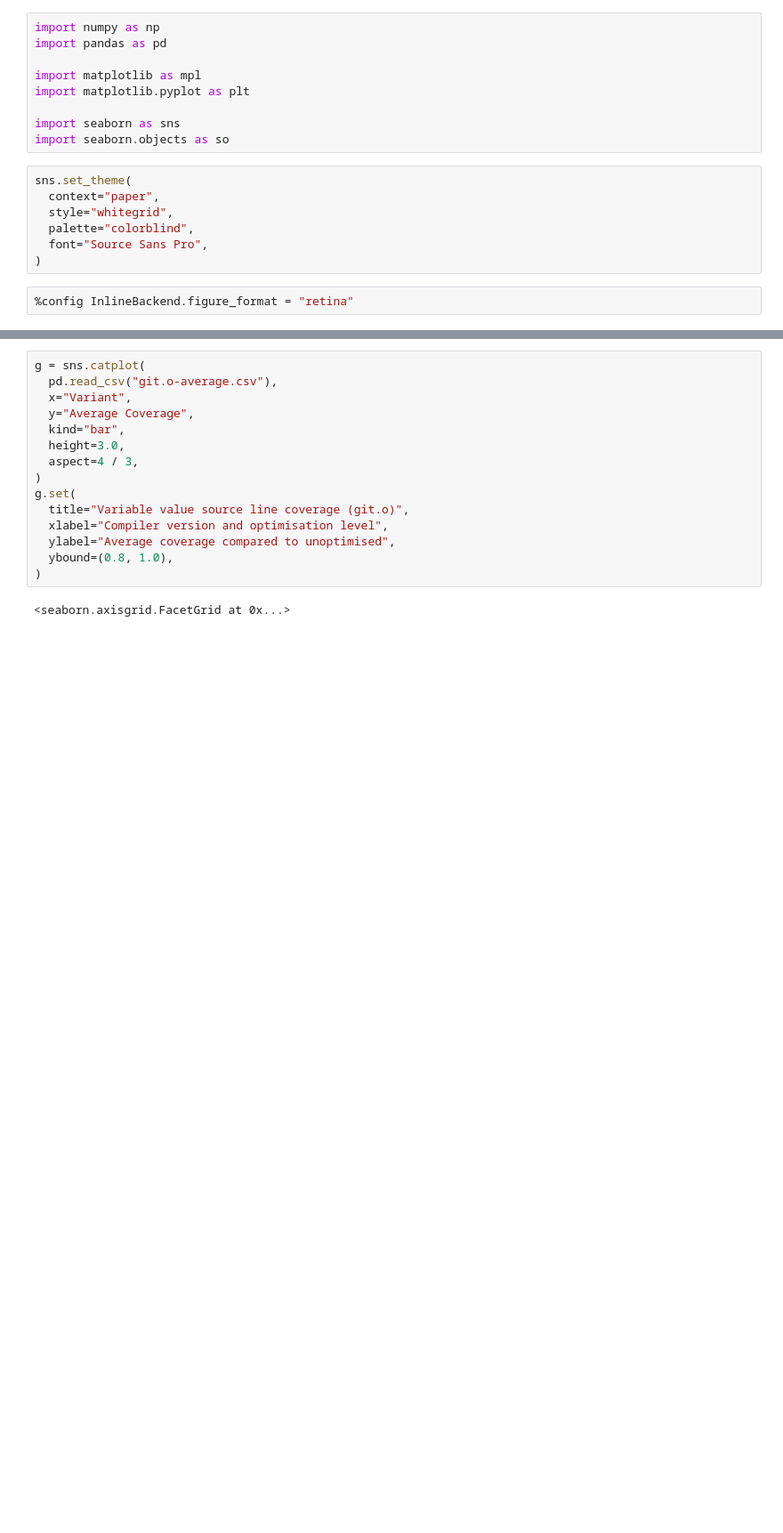
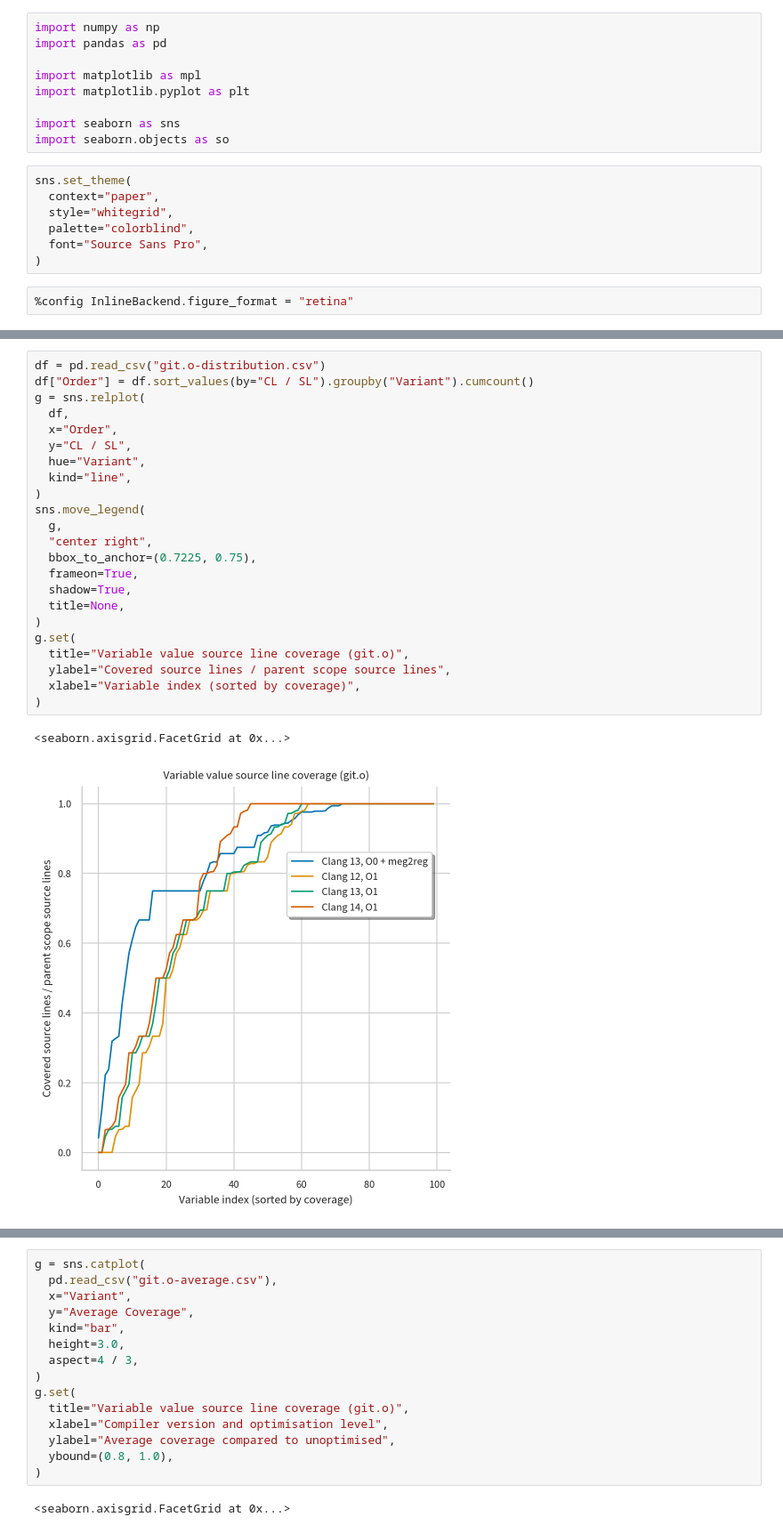
Before and after one commit to jryans/debug-info-metrics-artifact, a Jupyter notebook: data/git/file/git.o.ipynb, the cells around one changed output, grey strips where cells are left out. Shown at 89% size. Saved outputs shown, nothing was run; the diff lists cells and outputs as text; blank space fills up the shorter version.

```diff
--- a/data/git/file/git.o.ipynb
+++ b/data/git/file/git.o.ipynb
@@ -65 +65,27 @@ g.set(
+# %%
+df = pd.read_csv("git.o-distribution.csv")
+df["Order"] = df.sort_values(by="CL / SL").groupby("Variant").cumcount()
+g = sns.relplot(
+  df,
+  x="Order",
+  y="CL / SL",
+  hue="Variant",
+  kind="line",
+)
+sns.move_legend(
+  g,
+  "center right",
+  bbox_to_anchor=(0.7225, 0.75),
+  frameon=True,
+  shadow=True,
+  title=None,
+)
+g.set(
+  title="Variable value source line coverage (git.o)",
+  ylabel="Covered source lines / parent scope source lines",
+  xlabel="Variable index (sorted by coverage)",
+)
+# %% [output]
+<seaborn.axisgrid.FacetGrid at 0x...>
+[figure, added]
 # %%
```
Also changed, not shown: parts of 3 cells of this notebook, 7 other files.
